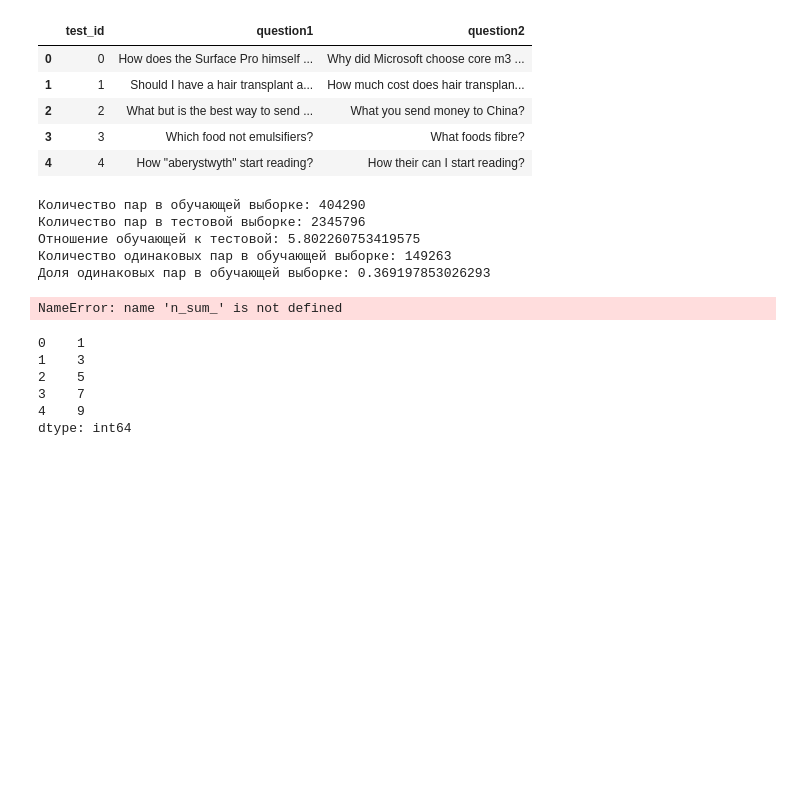
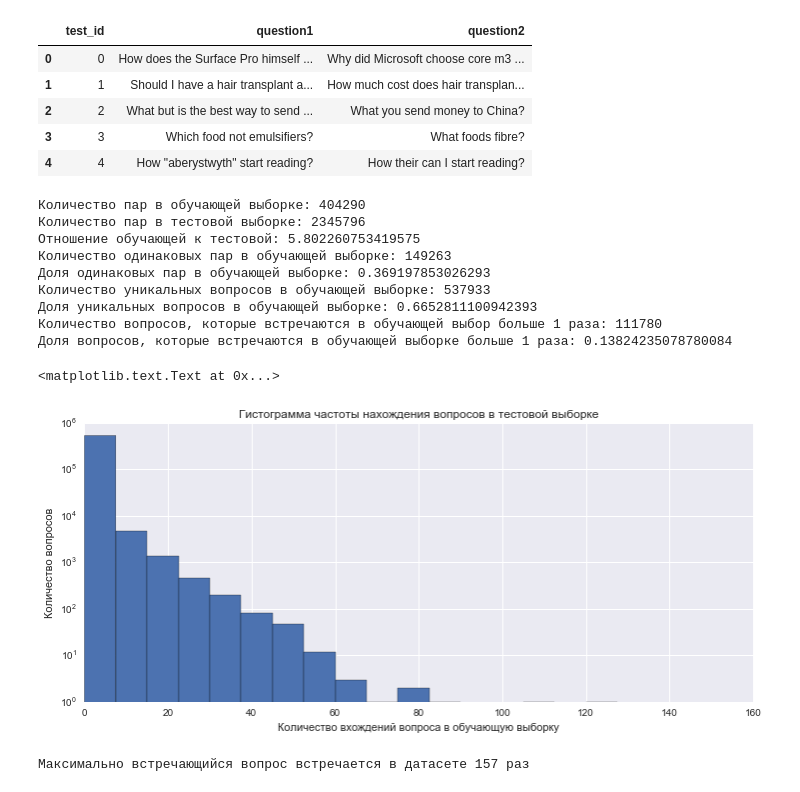
Before and after one commit to swoopyy/minor-proj, a Jupyter notebook: EDA-refactored.ipynb, the cells around one changed output. Drawn from its saved outputs; the diff is of its cells as text; code cells hidden in the pictures; blank space fills up the shorter version.

Commit message:
add histograms

```diff
--- a/EDA-refactored.ipynb
+++ b/EDA-refactored.ipynb
@@ -9,7 +9,7 @@ import seaborn as sns
 
 pal = sns.color_palette()
 # %%
-df_train = pd.read_csv('')
+df_train = pd.read_csv('/Users/denissamohvalov/Documents/minor-project/train.csv')
 df_train.head()
 # %% [output]
 |  | id | qid1 | qid2 | question1 | question2 | is_duplicate |
@@ -19,7 +19,7 @@ df_train.head()
 | 3 | 3 | 7 | 8 | Why am I mentally very lonely? Ho... | Find the remainder when [math]23^... | 0 |
 | 4 | 4 | 9 | 10 | Which one dissolve in water quikl... | Which fish would survive in salt ... | 0 |
 # %%
-df_test = pd.read_csv('')
+df_test = pd.read_csv('/Users/denissamohvalov/Documents/minor-project/test.csv')
 df_test.head()
 # %% [output]
 |  | test_id | question1 | question2 |
@@ -31,42 +31,38 @@ df_test.head()
 # %%
 n_train = len(df_train)
 n_test = len(df_test)
 n_dupl_train = len(df_train[df_train['is_duplicate'] == 1])
 print('Количество пар в обучающей выборке: %s' % n_train)
 print('Количество пар в тестовой выборке: %s' % n_test)
 print('Отношение обучающей к тестовой: %s' % (n_test / n_train))
 print('Количество одинаковых пар в обучающей выборке: %s' % n_dupl_train)
 print('Доля одинаковых пар в обучающей выборке: %s' % (n_dupl_train / n_train))
 q1_train = df_train['qid1'].tolist()
 q2_train = df_train['qid2'].tolist()
 total_train = pd.Series(q1_train + q2_train)
 train_unique = np.unique(total_train)
 n_train_unique = len(train_unique)
 n_total_train = len(total_train)
-n_more_than_one = np.sum(qids.value_counts() > 1)
+n_more_than_one = np.sum(total_train.value_counts() > 1)
 print('Количество уникальных вопросов в обучающей выборке: %s' % n_train_unique)
 print('Доля уникальных вопросов в обучающей выборке: %s' % (n_train_unique / n_total_train))
-print('Количество вопросов, которые встречаются в обучающей выбор больше 1 раза: {0}'.format(n_sum_more_than_one))
-print('Доля вопросов, которые встречаются в обучающей выбор больше 1 раза: {0}'.format(n_sum_more_than_one / n_total_train))
-
+print('Количество вопросов, которые встречаются в обучающей выбор больше 1 раза: {0}'.format(n_more_than_one))
+print('Доля вопросов, которые встречаются в обучающей выборке больше 1 раза: {0}'.format(n_more_than_one / n_total_train))
 plt.figure(figsize=(12, 5))
-plt.hist(qids.value_counts(), bins=25)
+plt.hist(total_train.value_counts(), bins=20, range=[0,150])
+plt.yscale('log')
 plt.title('Гистограмма частоты нахождения вопросов в тестовой выборке')
 plt.xlabel('Количество вхождений вопроса в обучающую выборку')
 plt.ylabel('Количество вопросов')
 # %% [output]
 Количество пар в обучающей выборке: 404290
 Количество пар в тестовой выборке: 2345796
 Отношение обучающей к тестовой: 5.802260753419575
 Количество одинаковых пар в обучающей выборке: 149263
 Доля одинаковых пар в обучающей выборке: 0.369197853026293
+Количество уникальных вопросов в обучающей выборке: 537933
+Доля уникальных вопросов в обучающей выборке: 0.6652811100942393
+Количество вопросов, которые встречаются в обучающей выбор больше 1 раза: 111780
+Доля вопросов, которые встречаются в обучающей выборке больше 1 раза: 0.13824235078780084
-NameError: name 'n_sum_' is not defined
+<matplotlib.text.Text at 0x...>
+[figure, added]
-# %%
-qids[:5]
-# %% [output]
-0    1
-1    3
-2    5
-3    7
-4    9
-dtype: int64
@@ -72,0 +72,4 @@ dtype: int64
+# %%
+print("Максимально встречающийся вопрос, встречается в датасете %s раз" % total_train.value_counts().max())
+# %% [output]
+Максимально встречающийся вопрос встречается в датасете 157 раз
```
Also changed, not shown: parts of 6 cells of this notebook.
